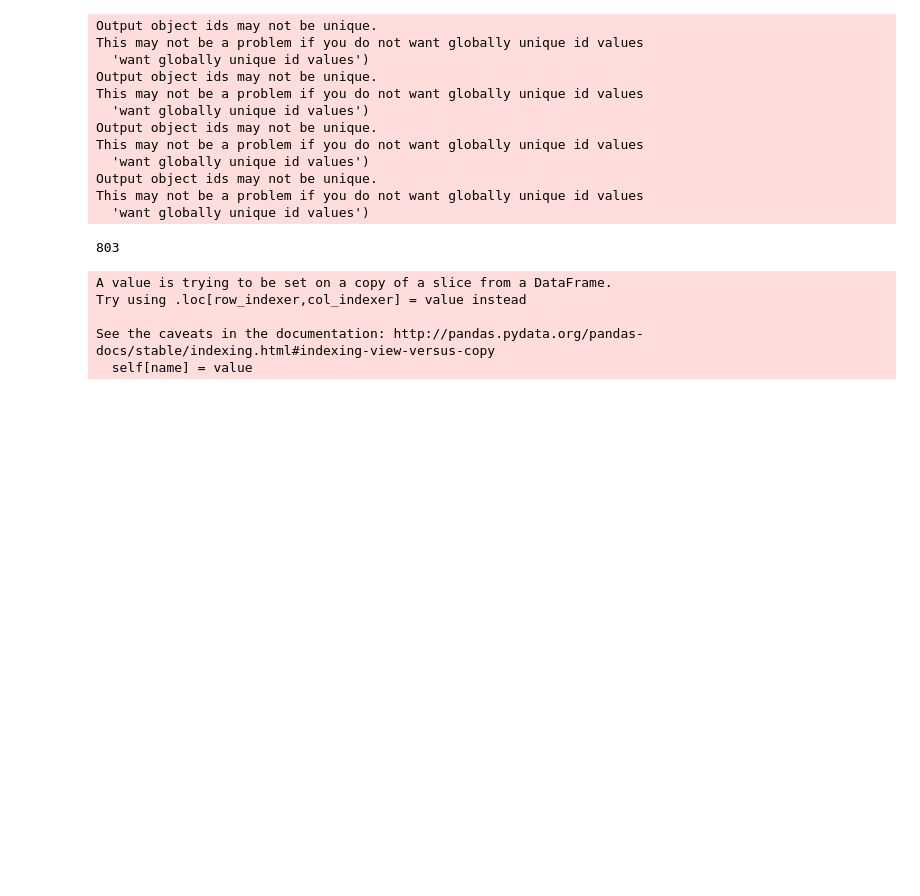
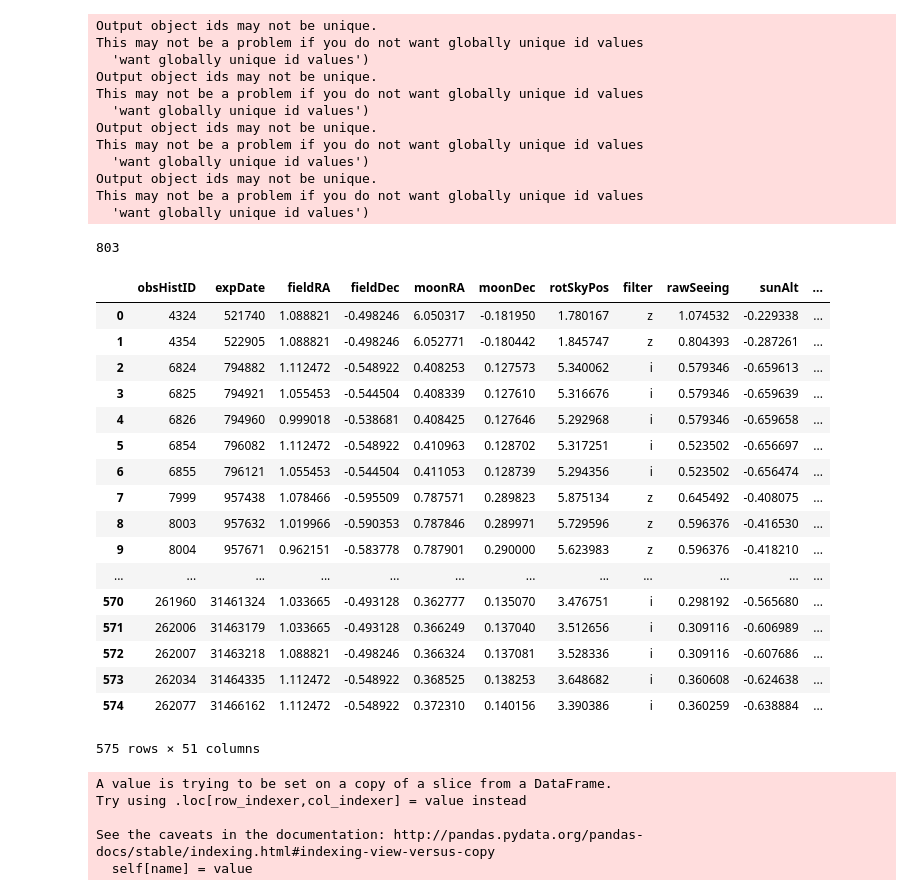
Before and after one commit to BrunoSanchez/run2_diaproc, a Jupyter notebook: Select_observationdata.ipynb, the cells around one changed output. Drawn from its saved outputs; the diff is of its cells as text; code cells hidden in the pictures; blank space fills up the shorter version.

```diff
--- a/Select_observationdata.ipynb
+++ b/Select_observationdata.ipynb
@@ -39,6 +39,27 @@ import pandas as pd
 # Keep desired filters
 # %%
 df = pd.DataFrame(list(Odict(obsmd.summary['OpsimMetaData']) for obsmd in res if obsmd.bandpass in ("g", "r", "i", "z")))
+# %%
+df
+# %% [output]
+|  | obsHistID | expDate | fieldRA | fieldDec | moonRA | moonDec | rotSkyPos | filter | rawSeeing | sunAlt | ... |
+| 0 | 4324 | 521740 | 1.088821 | -0.498246 | 6.050317 | -0.181950 | 1.780167 | z | 1.074532 | -0.229338 | ... |
+| 1 | 4354 | 522905 | 1.088821 | -0.498246 | 6.052771 | -0.180442 | 1.845747 | z | 0.804393 | -0.287261 | ... |
+| 2 | 6824 | 794882 | 1.112472 | -0.548922 | 0.408253 | 0.127573 | 5.340062 | i | 0.579346 | -0.659613 | ... |
+| 3 | 6825 | 794921 | 1.055453 | -0.544504 | 0.408339 | 0.127610 | 5.316676 | i | 0.579346 | -0.659639 | ... |
+| 4 | 6826 | 794960 | 0.999018 | -0.538681 | 0.408425 | 0.127646 | 5.292968 | i | 0.579346 | -0.659658 | ... |
+| 5 | 6854 | 796082 | 1.112472 | -0.548922 | 0.410963 | 0.128702 | 5.317251 | i | 0.523502 | -0.656697 | ... |
+| 6 | 6855 | 796121 | 1.055453 | -0.544504 | 0.411053 | 0.128739 | 5.294356 | i | 0.523502 | -0.656474 | ... |
+| 7 | 7999 | 957438 | 1.078466 | -0.595509 | 0.787571 | 0.289823 | 5.875134 | z | 0.645492 | -0.408075 | ... |
+| 8 | 8003 | 957632 | 1.019966 | -0.590353 | 0.787846 | 0.289971 | 5.729596 | z | 0.596376 | -0.416530 | ... |
+| 9 | 8004 | 957671 | 0.962151 | -0.583778 | 0.787901 | 0.290000 | 5.623983 | z | 0.596376 | -0.418210 | ... |
+| ... | ... | ... | ... | ... | ... | ... | ... | ... | ... | ... | ... |
+| 570 | 261960 | 31461324 | 1.033665 | -0.493128 | 0.362777 | 0.135070 | 3.476751 | i | 0.298192 | -0.565680 | ... |
+| 571 | 262006 | 31463179 | 1.033665 | -0.493128 | 0.366249 | 0.137040 | 3.512656 | i | 0.309116 | -0.606989 | ... |
+| 572 | 262007 | 31463218 | 1.088821 | -0.498246 | 0.366324 | 0.137081 | 3.528336 | i | 0.309116 | -0.607686 | ... |
+| 573 | 262034 | 31464335 | 1.112472 | -0.548922 | 0.368525 | 0.138253 | 3.648682 | i | 0.360608 | -0.624638 | ... |
+| 574 | 262077 | 31466162 | 1.112472 | -0.548922 | 0.372310 | 0.140156 | 3.390386 | i | 0.360259 | -0.638884 | ... |
+575 rows × 51 columns
 # %%
 from lsst.sims.utils import angularSeparation
 # %%
```
Also changed, not shown: parts of 2 cells of this notebook.
